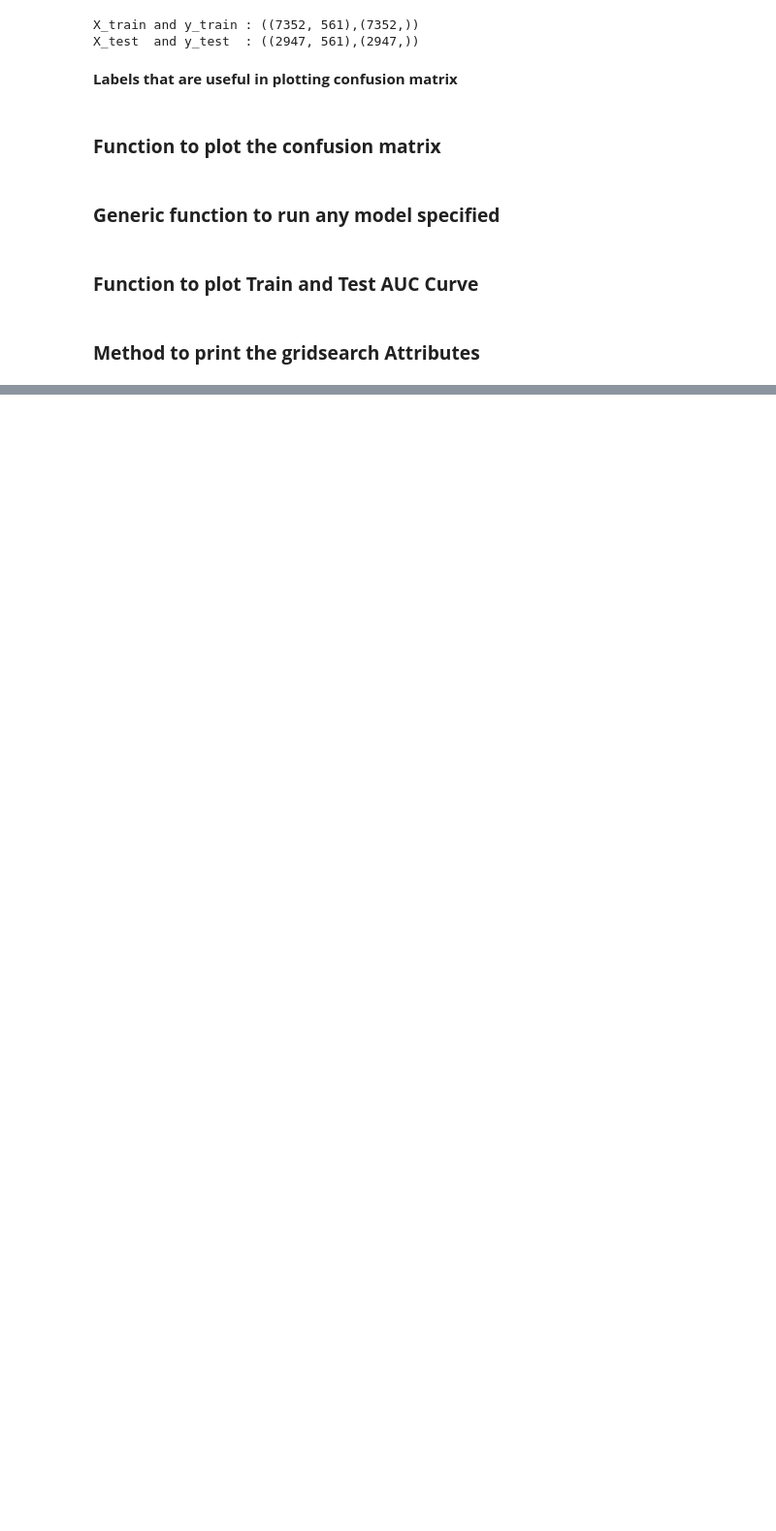
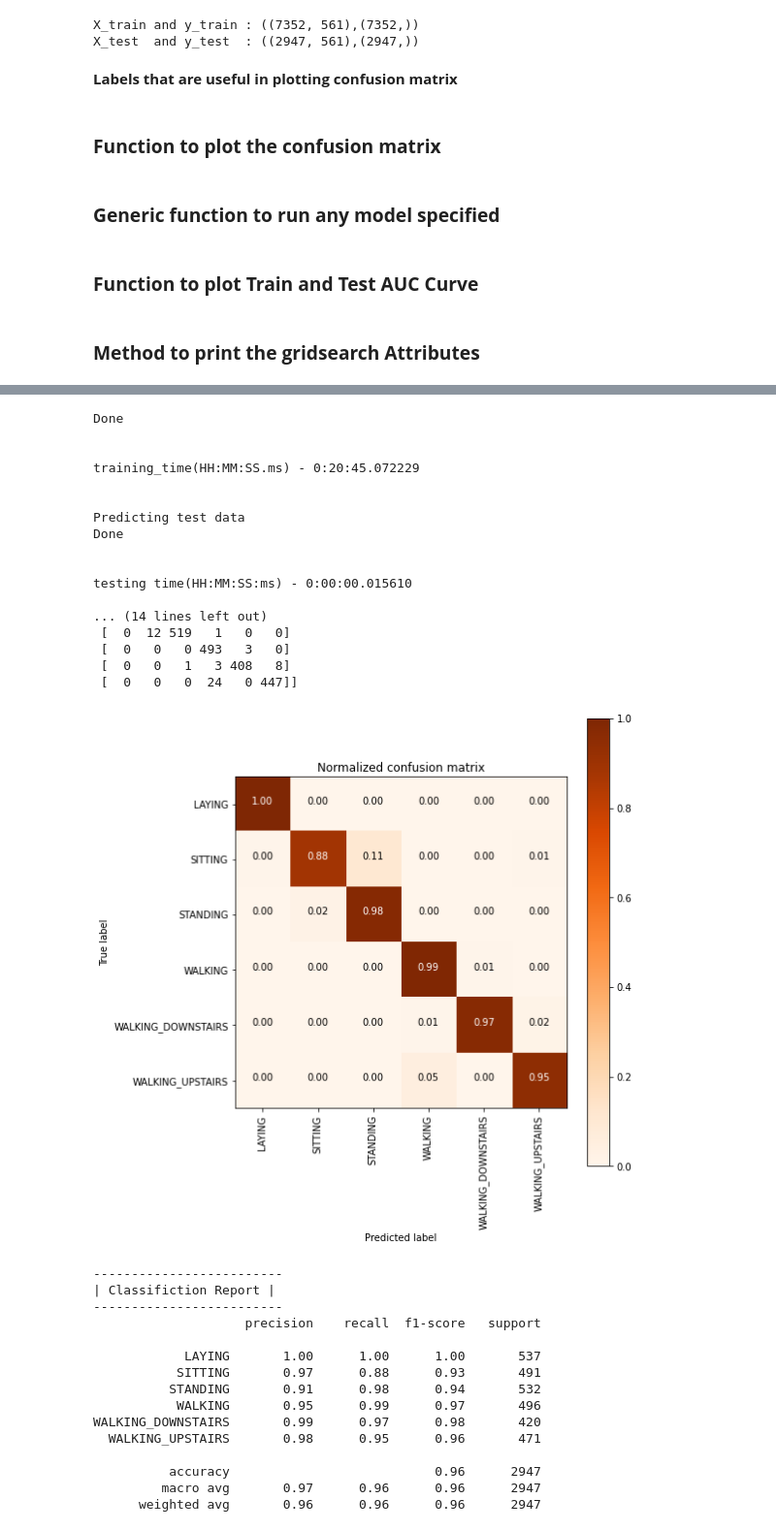
Before and after one commit to basakstuff/HAR-using-Smartphones, a Jupyter notebook: DataMiningv2.ipynb, the cells around one changed output, grey strips where cells are left out. Shown at 97% size. Cells and saved outputs as stored; diff of their text form; code cells hidden in the pictures; blank space fills up the shorter version.

Commit message:
Linear Regression | Created using Colaboratory

```diff
--- a/DataMiningv2.ipynb
+++ b/DataMiningv2.ipynb
@@ -495,0 +503,10 @@ def print_grid_search_attributes(model):
+# %%
+scaler = StandardScaler()
+
+scaler.fit(X_train)
+
+X_train_scaled = scaler.transform(X_train)
+X_test_scaled = scaler.transform(X_test)
+
+print('X_train_scaled and y_train : ({},{})'.format(X_train_scaled.shape, y_train.shape))
+print('X_test_scaled and y_test  : ({},{})'.format(X_test_scaled.shape, y_test.shape))
@@ -495,0 +516,8 @@ def print_grid_search_attributes(model):
+# %%
+
+# start Grid search
+parameters_LR = {'C':[0.01, 0.1, 1, 10, 20, 30], 'penalty':['l2','l1']}
+log_reg = linear_model.LogisticRegression(solver='lbfgs', max_iter=1000)
+log_reg_grid = GridSearchCV(log_reg, param_grid=parameters_LR, cv=10, verbose=1, return_train_score=True, n_jobs=-1)
+log_reg_grid_results =  perform_model(log_reg_grid, X_train, y_train, X_test, y_test, class_labels=labels)
+# %% [output]
@@ -495,0 +537,33 @@ def print_grid_search_attributes(model):
+Done
+
+
+training_time(HH:MM:SS.ms) - 0:20:45.072229
+
+
+Predicting test data
+Done
+
+
+testing time(HH:MM:SS:ms) - 0:00:00.015610
+
+... (14 lines left out)
+ [  0  12 519   1   0   0]
+ [  0   0   0 493   3   0]
+ [  0   0   1   3 408   8]
+ [  0   0   0  24   0 447]]
+[figure, added]
+-------------------------
+| Classifiction Report |
+-------------------------
+                    precision    recall  f1-score   support
+
+            LAYING       1.00      1.00      1.00       537
+           SITTING       0.97      0.88      0.93       491
+          STANDING       0.91      0.98      0.94       532
+           WALKING       0.95      0.99      0.97       496
+WALKING_DOWNSTAIRS       0.99      0.97      0.98       420
+  WALKING_UPSTAIRS       0.98      0.95      0.96       471
+
+          accuracy                           0.96      2947
+         macro avg       0.97      0.96      0.96      2947
+      weighted avg       0.96      0.96      0.96      2947
```
Also changed, not shown: parts of 14 cells of this notebook.
